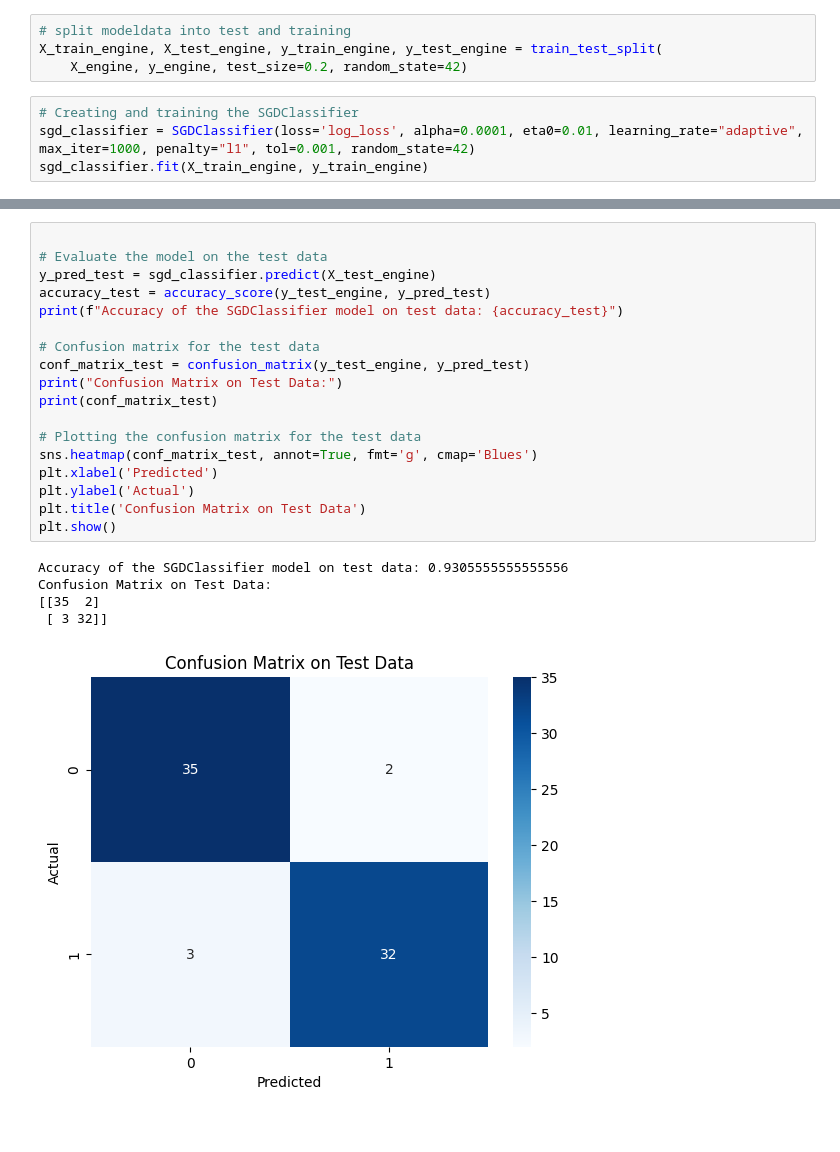
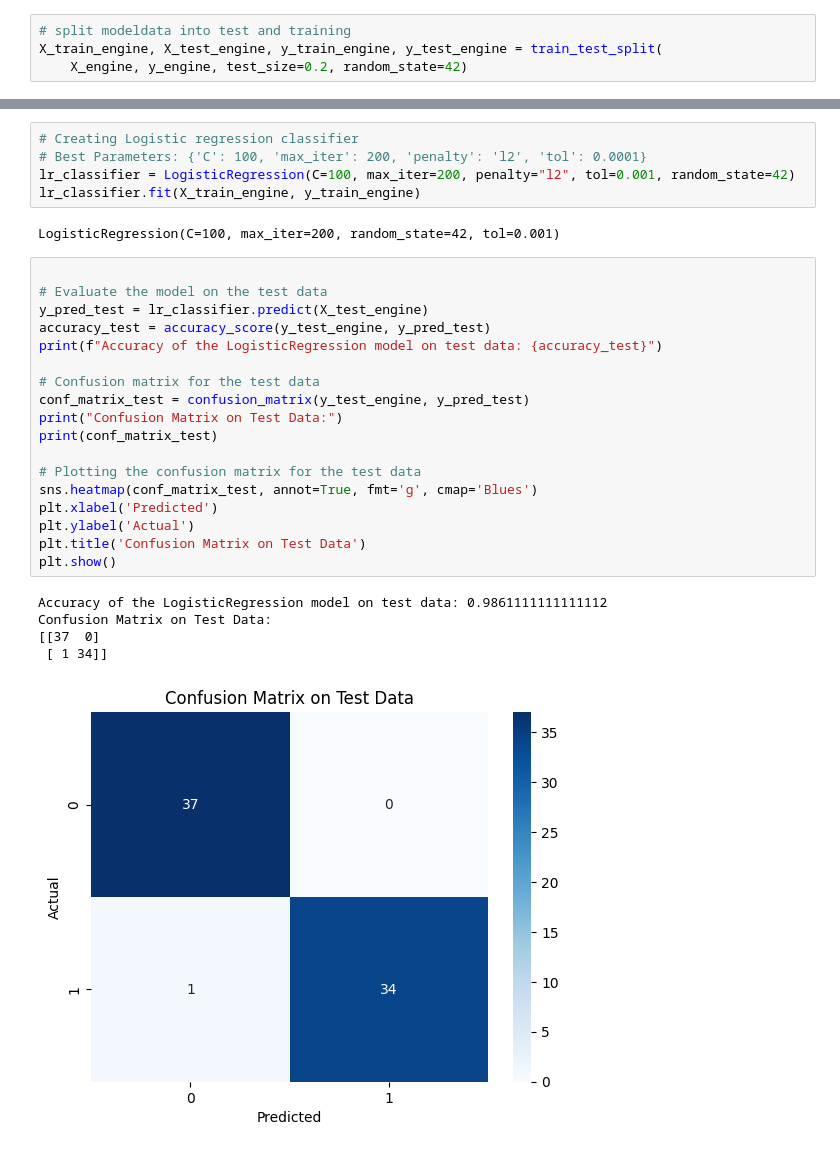
Before and after one commit to SD-2-semester/ml-ai, a Jupyter notebook: mandatory1/notebooks/logistic_regression.ipynb, the cells around one changed output, grey strips where cells are left out. Drawn from its saved outputs; the diff is of its cells as text.

```diff
--- a/mandatory1/notebooks/logistic_regression.ipynb
+++ b/mandatory1/notebooks/logistic_regression.ipynb
@@ -164,7 +164,3 @@ y_prediction = prediction_data['large_engine']
 # split modeldata into test and training
 X_train_engine, X_test_engine, y_train_engine, y_test_engine = train_test_split(
     X_engine, y_engine, test_size=0.2, random_state=42)
-# %%
-# Creating and training the SGDClassifier
-sgd_classifier = SGDClassifier(loss='log_loss', alpha=0.0001, eta0=0.01, learning_rate="adaptive", max_iter=1000, penalty="l1", tol=0.001, random_state=42)
-sgd_classifier.fit(X_train_engine, y_train_engine)
@@ -174,27 +167,34 @@ SGDClassifier(eta0=0.01, learning_rate='adaptive', loss='log_loss',
+# %%
+# Creating Logistic regression classifier
+# Best Parameters: {'C': 100, 'max_iter': 200, 'penalty': 'l2', 'tol': 0.0001}
+lr_classifier = LogisticRegression(C=100, max_iter=200, penalty="l2", tol=0.001, random_state=42)
+lr_classifier.fit(X_train_engine, y_train_engine)
+# %% [output]
+LogisticRegression(C=100, max_iter=200, random_state=42, tol=0.001)
 # %%
 
 # Evaluate the model on the test data
-y_pred_test = sgd_classifier.predict(X_test_engine)
+y_pred_test = lr_classifier.predict(X_test_engine)
 accuracy_test = accuracy_score(y_test_engine, y_pred_test)
-print(f"Accuracy of the SGDClassifier model on test data: {accuracy_test}")
+print(f"Accuracy of the LogisticRegression model on test data: {accuracy_test}")
 
 # Confusion matrix for the test data
 conf_matrix_test = confusion_matrix(y_test_engine, y_pred_test)
 print("Confusion Matrix on Test Data:")
 print(conf_matrix_test)
 
 # Plotting the confusion matrix for the test data
 sns.heatmap(conf_matrix_test, annot=True, fmt='g', cmap='Blues')
 plt.xlabel('Predicted')
 plt.ylabel('Actual')
 plt.title('Confusion Matrix on Test Data')
 plt.show()
 # %% [output]
-Accuracy of the SGDClassifier model on test data: 0.9305555555555556
+Accuracy of the LogisticRegression model on test data: 0.9861111111111112
 Confusion Matrix on Test Data:
-[[35  2]
- [ 3 32]]
+[[37  0]
+ [ 1 34]]
-[figure, old version]
+[figure, new version]
 # %%
 
 # Predicting on the new, unseen data we extracted earlier
```
Also changed, not shown: parts of 6 cells of this notebook.
